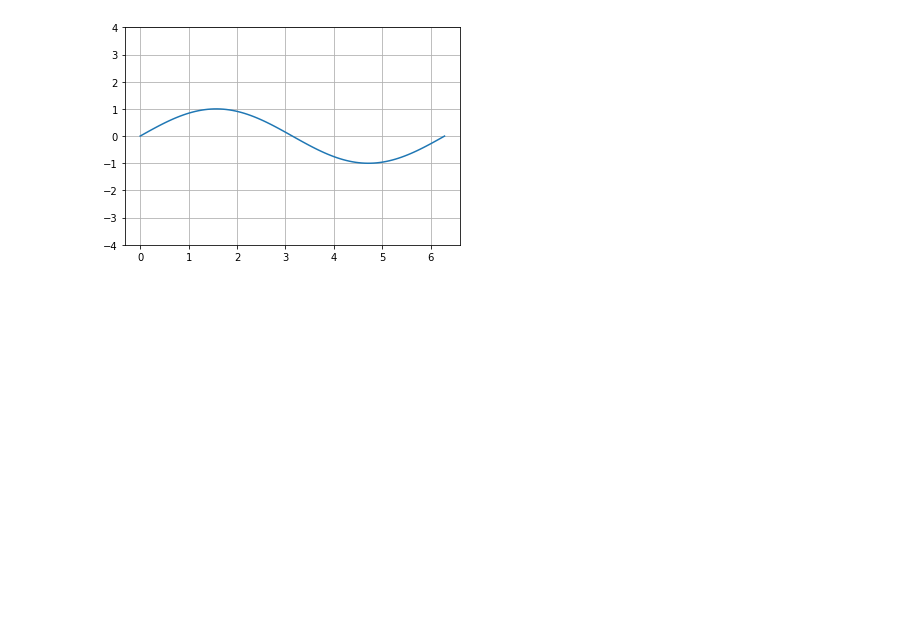
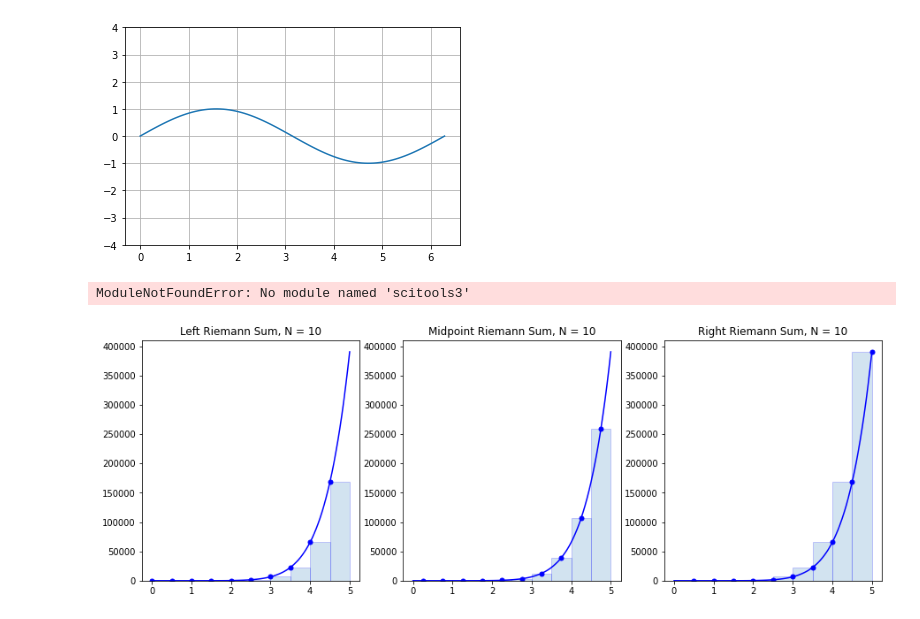
Before and after one commit to aryanmalik567/UCLConnectedLearning, a Jupyter notebook: Testing.ipynb, the cells around one changed output. Saved outputs shown, nothing was run; the diff lists cells and outputs as text; code cells hidden in the pictures; blank space fills up the shorter version.

Commit message:
Imported some code for Riemann sums, going to start 2.1 Area under curve

```diff
--- a/Testing.ipynb
+++ b/Testing.ipynb
@@ -27,3 +27,62 @@ def update(w = 1.0, amp=1, phi=0):
 # %% [output]
 interactive(children=(IntSlider(value=1, description='w', max=10), FloatSlider(value=1.0, description='amp', m…
 [figure]
+# %%
+from scitools3.std import *
+x0 = 100              # initial amount
+p = 5                 # interest rate
+N = 4                 # number of years
+index_set = range(N+1)
+x = zeros(len(index_set))
+
+# Compute solution
+x[0] = x0
+for i in index_set[1:]:
+    x[i+1] = x[i] + (p/100.0)*x[i]
+print(x)
+plot(index_set, x, 'ro', xlabel='years', ylabel='amount')
+# %% [output]
+ModuleNotFoundError: No module named 'scitools3'
+# %%
+import numpy as np
+import matplotlib.pyplot as plt
+
+f = lambda x : x**3
+a = 0; b = 5; N = 10
+n = 10 # Use n*N+1 points to plot the function smoothly
+
+x = np.linspace(a,b,N+1)
+y = f(x)
+
+X = np.linspace(a,b,n*N+1)
+Y = f(X)
+
+plt.figure(figsize=(15,5))
+
+plt.subplot(1,3,1)
+plt.plot(X,Y,'b')
+x_left = x[:-1] # Left endpoints
+y_left = y[:-1]
+plt.plot(x_left,y_left,'b.',markersize=10)
+plt.bar(x_left,y_left,width=(b-a)/N,alpha=0.2,align='edge',edgecolor='b')
+plt.title('Left Riemann Sum, N = {}'.format(N))
+
+plt.subplot(1,3,2)
+plt.plot(X,Y,'b')
+x_mid = (x[:-1] + x[1:])/2 # Midpoints
+y_mid = f(x_mid)
+plt.plot(x_mid,y_mid,'b.',markersize=10)
+plt.bar(x_mid,y_mid,width=(b-a)/N,alpha=0.2,edgecolor='b')
+plt.title('Midpoint Riemann Sum, N = {}'.format(N))
+
+plt.subplot(1,3,3)
+plt.plot(X,Y,'b')
+x_right = x[1:] # Left endpoints
+y_right = y[1:]
+plt.plot(x_right,y_right,'b.',markersize=10)
+plt.bar(x_right,y_right,width=-(b-a)/N,alpha=0.2,align='edge',edgecolor='b')
+plt.title('Right Riemann Sum, N = {}'.format(N))
+
+plt.show()
+# %% [output]
+[figure, added]
```
